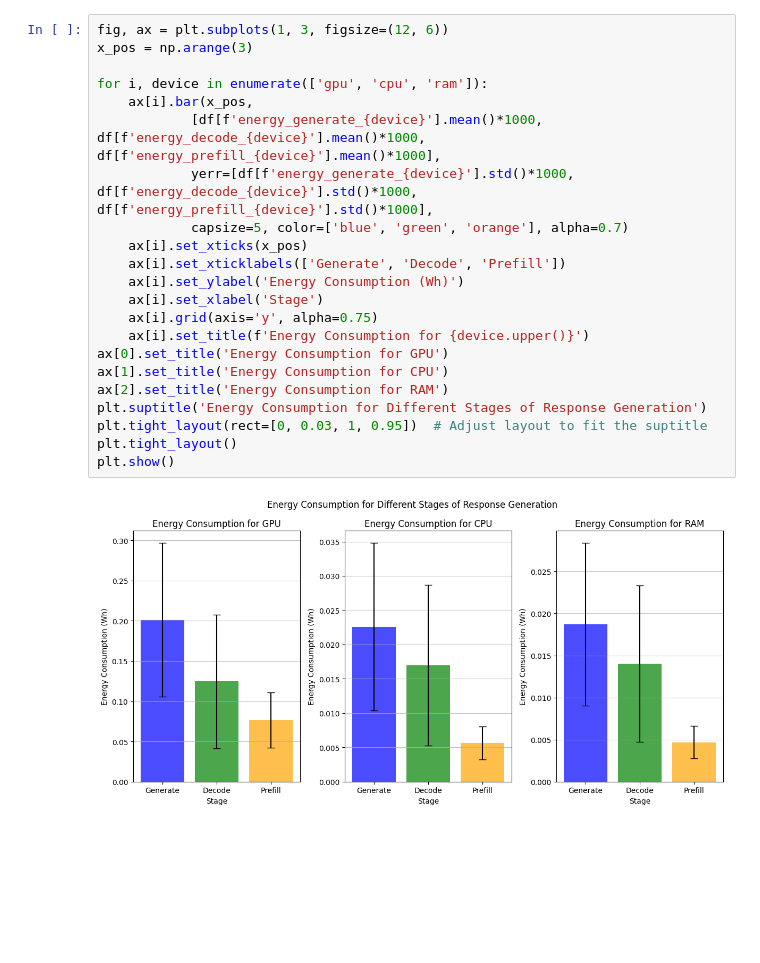
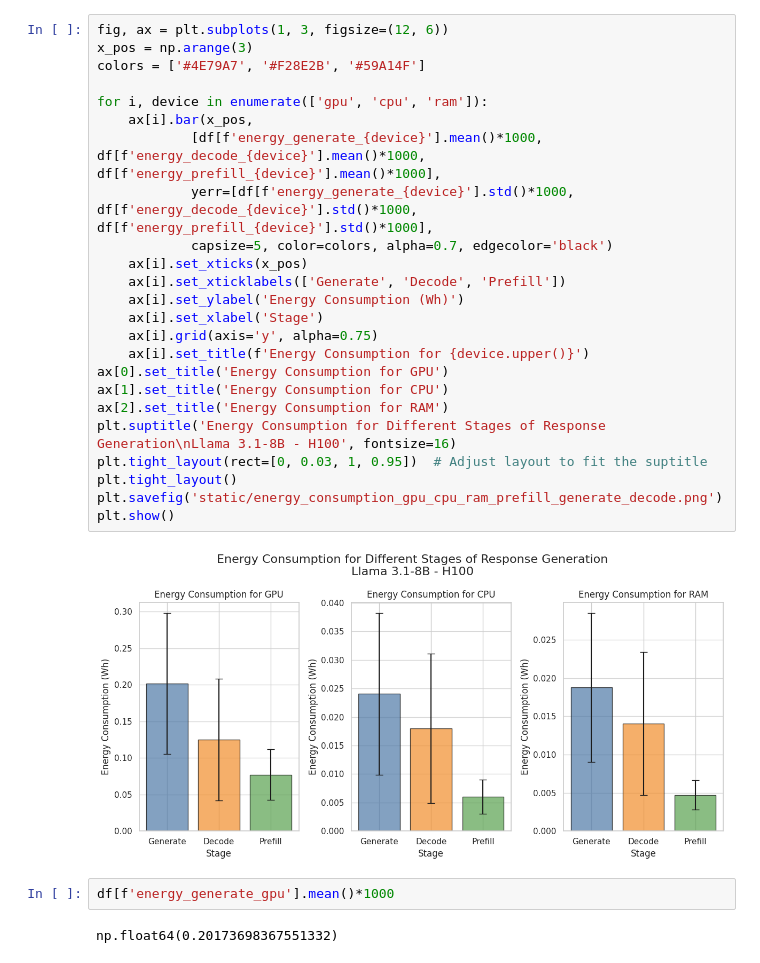
Before and after one commit to JulienDelavande/benchlab, a Jupyter notebook: thank_you/plot.ipynb, the cells around one changed output. Drawn from its saved outputs; the diff is of its cells as text; blank space fills up the shorter version.

```diff
--- a/thank_you/plot.ipynb
+++ b/thank_you/plot.ipynb
@@ -39,24 +61,30 @@ plt.show()
 # %%
 fig, ax = plt.subplots(1, 3, figsize=(12, 6))
 x_pos = np.arange(3)
+colors = ['#4E79A7', '#F28E2B', '#59A14F']
 
 for i, device in enumerate(['gpu', 'cpu', 'ram']):
     ax[i].bar(x_pos,
             [df[f'energy_generate_{device}'].mean()*1000, df[f'energy_decode_{device}'].mean()*1000, df[f'energy_prefill_{device}'].mean()*1000],
             yerr=[df[f'energy_generate_{device}'].std()*1000, df[f'energy_decode_{device}'].std()*1000, df[f'energy_prefill_{device}'].std()*1000],
-            capsize=5, color=['blue', 'green', 'orange'], alpha=0.7)
+            capsize=5, color=colors, alpha=0.7, edgecolor='black')
     ax[i].set_xticks(x_pos)
     ax[i].set_xticklabels(['Generate', 'Decode', 'Prefill'])
     ax[i].set_ylabel('Energy Consumption (Wh)')
     ax[i].set_xlabel('Stage')
     ax[i].grid(axis='y', alpha=0.75)
     ax[i].set_title(f'Energy Consumption for {device.upper()}')
 ax[0].set_title('Energy Consumption for GPU')
 ax[1].set_title('Energy Consumption for CPU')
 ax[2].set_title('Energy Consumption for RAM')
-plt.suptitle('Energy Consumption for Different Stages of Response Generation')
+plt.suptitle('Energy Consumption for Different Stages of Response Generation\nLlama 3.1-8B - H100', fontsize=16)
 plt.tight_layout(rect=[0, 0.03, 1, 0.95])  # Adjust layout to fit the suptitle
 plt.tight_layout()
+plt.savefig('static/energy_consumption_gpu_cpu_ram_prefill_generate_decode.png')
 plt.show()
 # %% [output]
-[figure, old version]
+[figure, new version]
+# %%
+df[f'energy_generate_gpu'].mean()*1000
+# %% [output]
+np.float64(0.20173698367551332)
```
Also changed, not shown: parts of 62 cells of this notebook, 12 other files.
